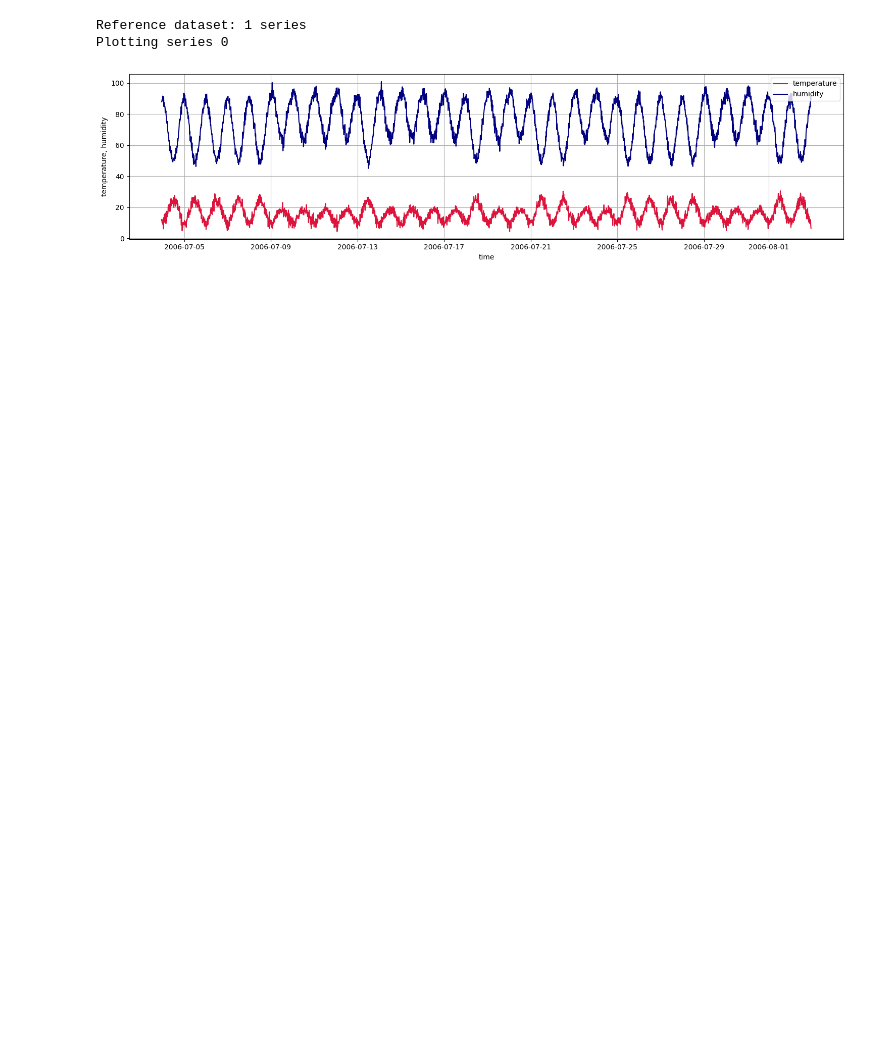
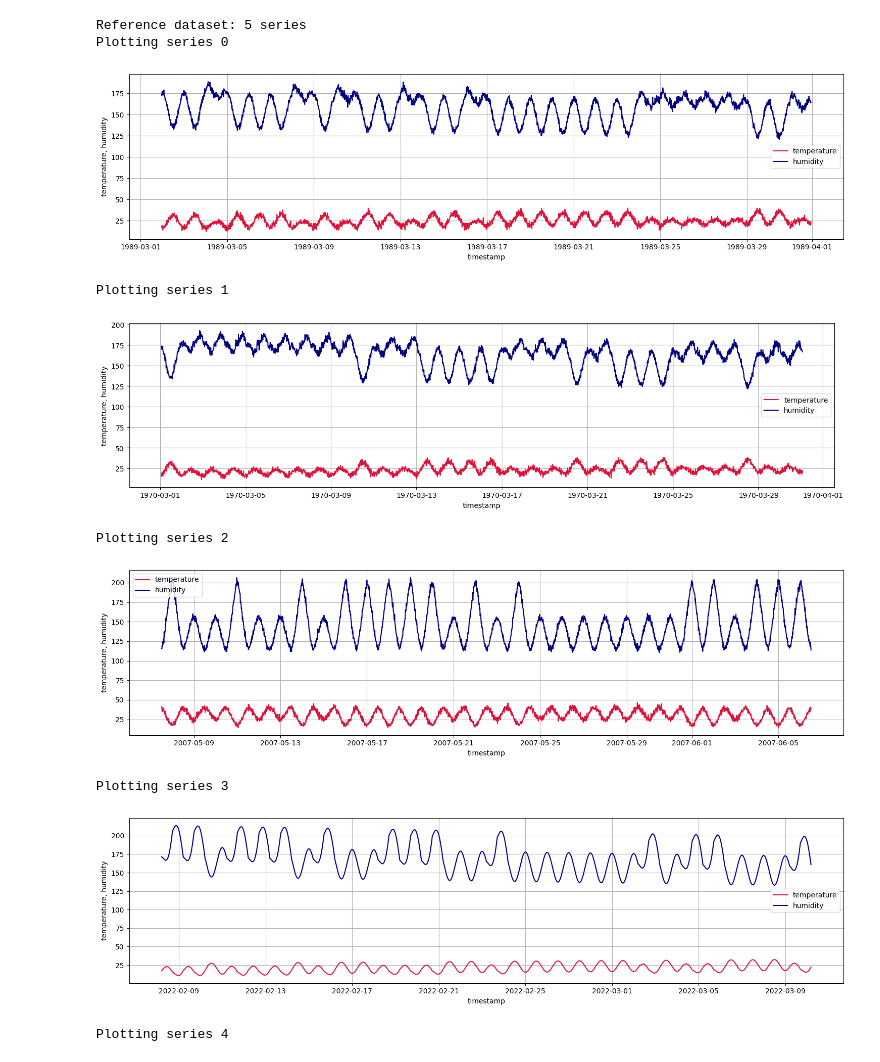
Before and after one commit to agataben/ATS, a Jupyter notebook: Examples - generators.ipynb, the cells around one changed output. Drawn from its saved outputs; the diff is of its cells as text; code cells hidden in the pictures; blank space fills up the shorter version.

Commit message:
Modifies random effects logic. There are fixed and random effects that can be set by the user

```diff
--- a/Examples - generators.ipynb
+++ b/Examples - generators.ipynb
@@ -1,26 +1,32 @@
 # %%
 from ats.generators import HumiTempEvaluationDataGenerator
 from ats.synthetic_data import plot_func
 
 # Inizialize
 generator = HumiTempEvaluationDataGenerator()
 
 # --- Test generate_reference_dataset ---
-howmany_ref = 1
 reference_dataset = generator.generate_reference_dataset(
-    howmany_series=howmany_ref,
-    effects = ['noise','clouds'],
-    #randomize_effects = True
+    n=5,
+    effects=['noise', 'seasons'],
+    random_effects=['clouds']
 )
 print(f"Reference dataset: {len(reference_dataset)} series")
 
 #print(reference_dataset)
 
 # Plot each series
 for i, df in enumerate(reference_dataset):
     print(f"Plotting series {i}")
-    plot_func(df)
+    plot_func(df.reset_index())
 # %% [output]
-Reference dataset: 1 series
+Reference dataset: 5 series
 Plotting series 0
-[figure, old version]
+[figure, new version]
+Plotting series 1
+[figure, added]
+Plotting series 2
+[figure, added]
+Plotting series 3
+[figure, added]
+Plotting series 4
```
Also changed, not shown: parts of 2 cells of this notebook, 2 other files.
